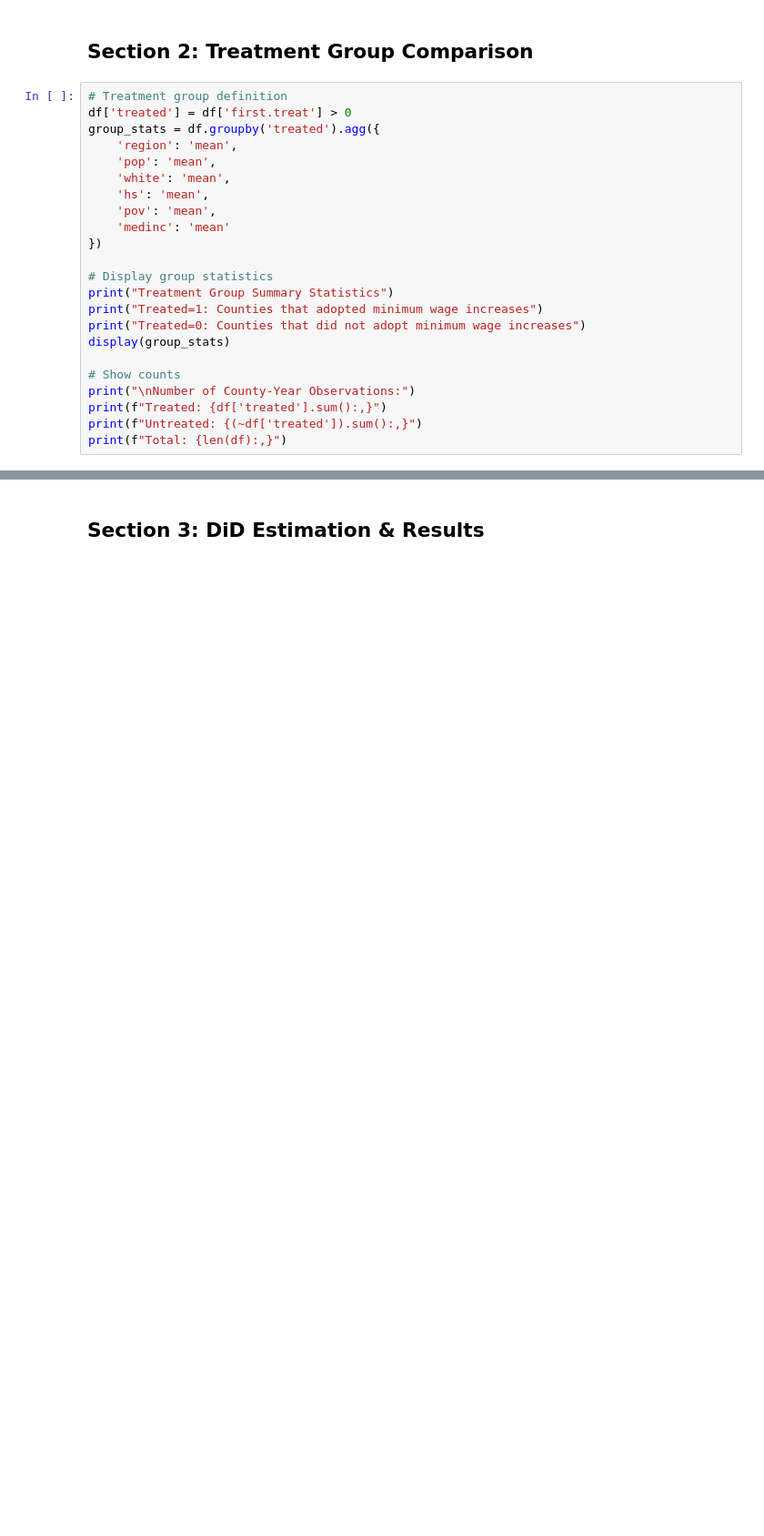
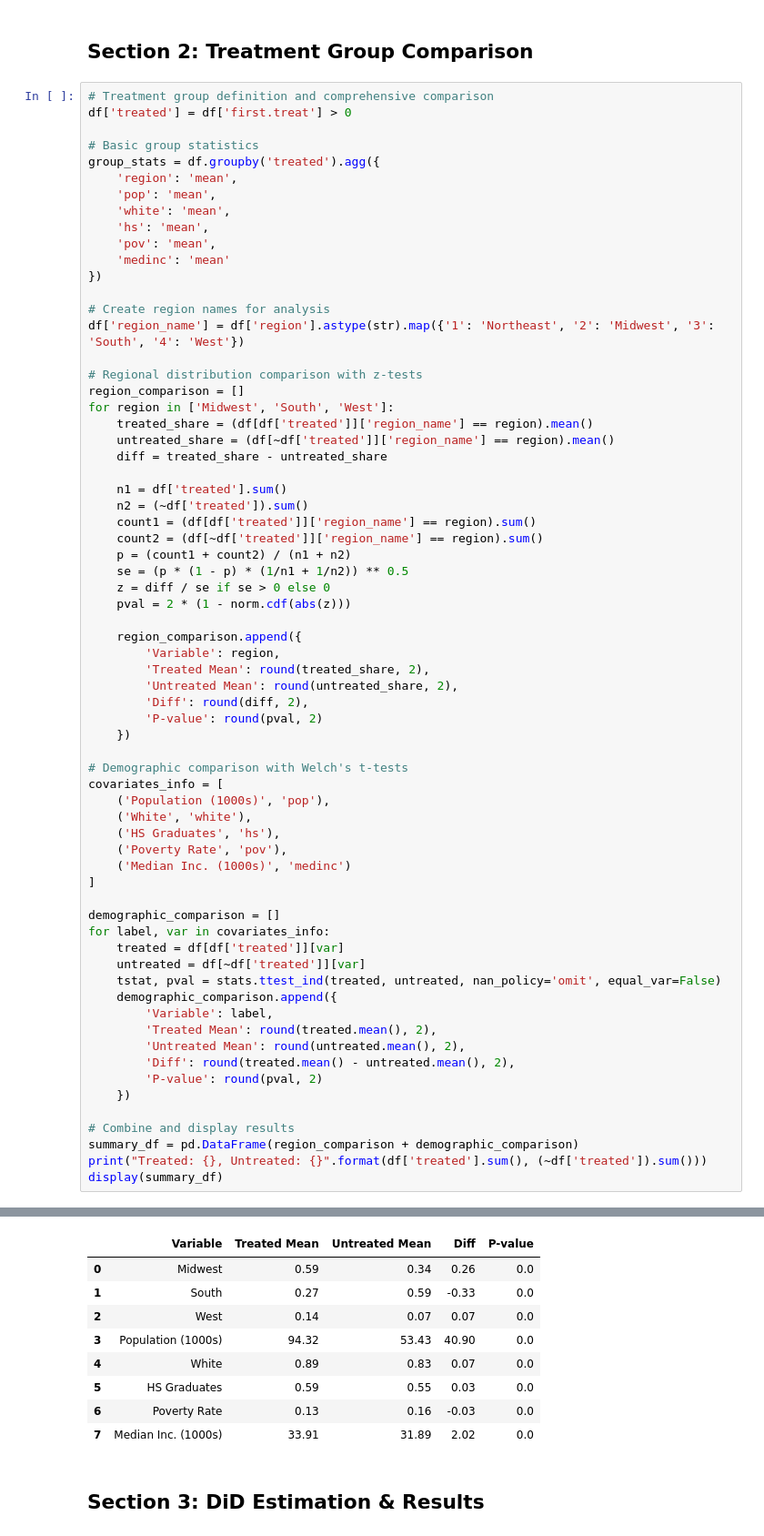
Before and after one commit to lrud/726_Sullivan, a Jupyter notebook: DiD/load_min_wage_data.ipynb, the cells around one changed output, grey strips where cells are left out. Shown at 91% size. Cells and saved outputs as stored; diff of their text form; blank space fills up the shorter version.

```diff
--- a/DiD/load_min_wage_data.ipynb
+++ b/DiD/load_min_wage_data.ipynb
@@ -83,8 +83,10 @@ summary
 # %% [markdown]
 ## Section 2: Treatment Group Comparison
 # %%
-# Treatment group definition
+# Treatment group definition and comprehensive comparison
 df['treated'] = df['first.treat'] > 0
+
+# Basic group statistics
 group_stats = df.groupby('treated').agg({
     'region': 'mean',
     'pop': 'mean',
@@ -94,14 +96,57 @@ group_stats = df.groupby('treated').agg({
     'medinc': 'mean'
 })
 
-# Display group statistics
-print("Treatment Group Summary Statistics")
-print("Treated=1: Counties that adopted minimum wage increases")
-print("Treated=0: Counties that did not adopt minimum wage increases")
-display(group_stats)
+# Create region names for analysis
+df['region_name'] = df['region'].astype(str).map({'1': 'Northeast', '2': 'Midwest', '3': 'South', '4': 'West'})
 
-# Show counts
-print("\nNumber of County-Year Observations:")
-print(f"Treated: {df['treated'].sum():,}")
-print(f"Untreated: {(~df['treated']).sum():,}")
-print(f"Total: {len(df):,}")
+# Regional distribution comparison with z-tests
+region_comparison = []
+for region in ['Midwest', 'South', 'West']:
+    treated_share = (df[df['treated']]['region_name'] == region).mean()
+    untreated_share = (df[~df['treated']]['region_name'] == region).mean()
+    diff = treated_share - untreated_share
+
+    n1 = df['treated'].sum()
+    n2 = (~df['treated']).sum()
+    count1 = (df[df['treated']]['region_name'] == region).sum()
+    count2 = (df[~df['treated']]['region_name'] == region).sum()
+    p = (count1 + count2) / (n1 + n2)
+    se = (p * (1 - p) * (1/n1 + 1/n2)) ** 0.5
+    z = diff / se if se > 0 else 0
+    pval = 2 * (1 - norm.cdf(abs(z)))
+
+    region_comparison.append({
+        'Variable': region,
+        'Treated Mean': round(treated_share, 2),
+        'Untreated Mean': round(untreated_share, 2),
+        'Diff': round(diff, 2),
+        'P-value': round(pval, 2)
+    })
+
+# Demographic comparison with Welch's t-tests
+covariates_info = [
+    ('Population (1000s)', 'pop'),
+    ('White', 'white'),
+    ('HS Graduates', 'hs'),
+    ('Poverty Rate', 'pov'),
+    ('Median Inc. (1000s)', 'medinc')
+]
+
+demographic_comparison = []
+for label, var in covariates_info:
+    treated = df[df['treated']][var]
+    untreated = df[~df['treated']][var]
+    tstat, pval = stats.ttest_ind(treated, untreated, nan_policy='omit', equal_var=False)
+    demographic_comparison.append({
+        'Variable': label,
+        'Treated Mean': round(treated.mean(), 2),
+        'Untreated Mean': round(untreated.mean(), 2),
+        'Diff': round(treated.mean() - untreated.mean(), 2),
+        'P-value': round(pval, 2)
+    })
+
+# Combine and display results
+summary_df = pd.DataFrame(region_comparison + demographic_comparison)
+print("Treated: {}, Untreated: {}".format(df['treated'].sum(), (~df['treated']).sum()))
+display(summary_df)
+# %% [output]
@@ -108,3 +154,12 @@ print(f"Total: {len(df):,}")
+|  | Variable | Treated Mean | Untreated Mean | Diff | P-value |
+| 0 | Midwest | 0.59 | 0.34 | 0.26 | 0.0 |
+| 1 | South | 0.27 | 0.59 | -0.33 | 0.0 |
+| 2 | West | 0.14 | 0.07 | 0.07 | 0.0 |
+| 3 | Population (1000s) | 94.32 | 53.43 | 40.90 | 0.0 |
+| 4 | White | 0.89 | 0.83 | 0.07 | 0.0 |
+| 5 | HS Graduates | 0.59 | 0.55 | 0.03 | 0.0 |
+| 6 | Poverty Rate | 0.13 | 0.16 | -0.03 | 0.0 |
+| 7 | Median Inc. (1000s) | 33.91 | 31.89 | 2.02 | 0.0 |
 # %% [markdown]
 ## Section 3: DiD Estimation & Results
 # %%
```
Also changed, not shown: parts of 7 cells of this notebook, 5 other files.
